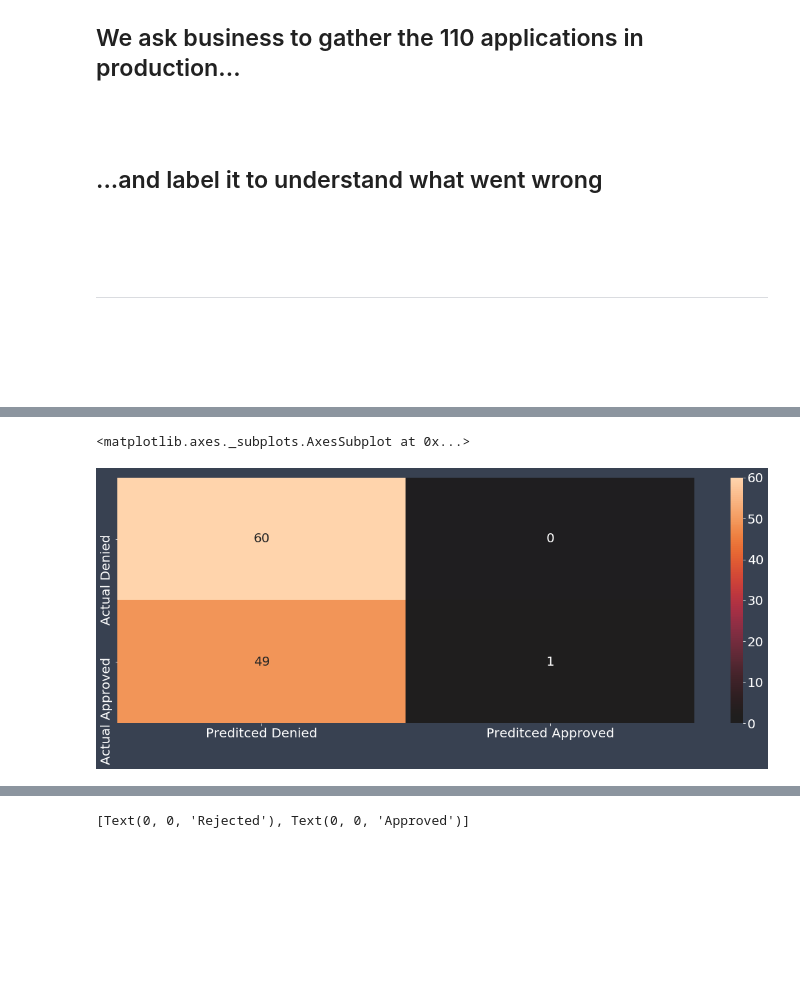
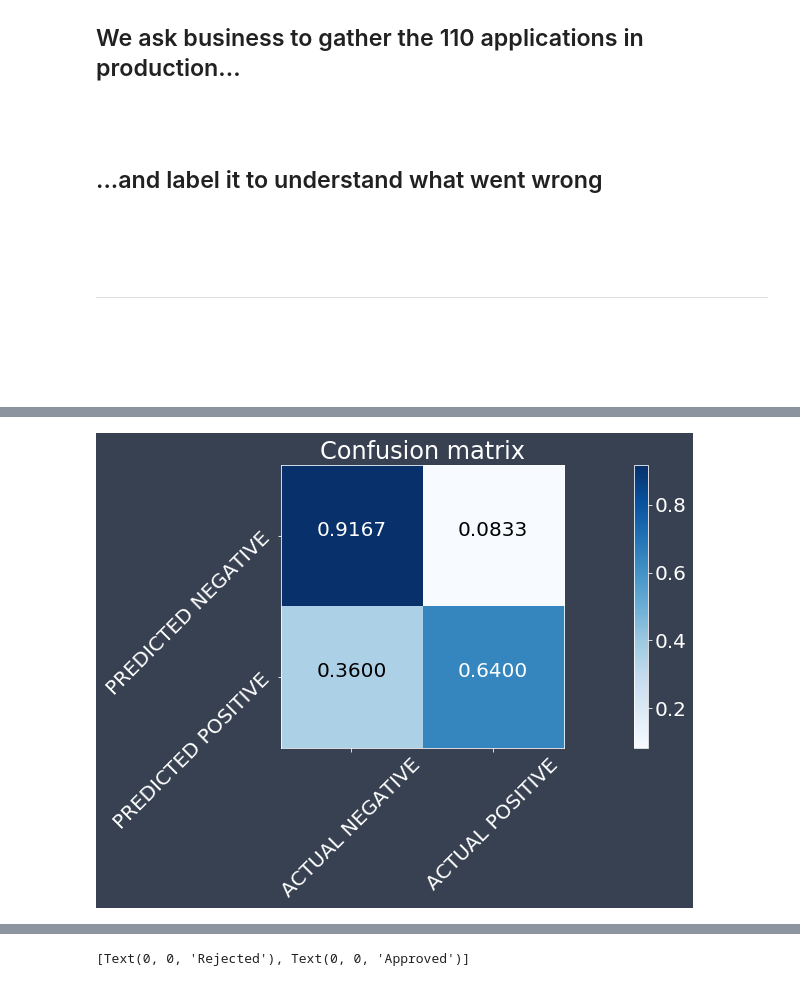
Before and after one commit to EthicalML/explainability-and-bias, a Jupyter notebook: Bias Evaluation & Explainability.ipynb, the cells around one changed output, grey strips where cells are left out. Saved outputs shown, nothing was run; the diff lists cells and outputs as text; code cells hidden in the pictures; blank space fills up the shorter version.

```diff
--- a/Bias Evaluation & Explainability.ipynb
+++ b/Bias Evaluation & Explainability.ipynb
@@ -537,12 +603,4 @@ Accuracy 55.4545:
-# %%
-confusion = sklearn.metrics.confusion_matrix(y_prod, pred)
-confusion_df = pd.DataFrame(confusion,
-            index=["Actual Denied", "Actual Approved"],
-            columns=["Preditced Denied", "Preditced Approved"])
-
-sn.heatmap(confusion_df, annot=True, fmt='d', center=1)
-# %% [output]
-<matplotlib.axes._subplots.AxesSubplot at 0x...>
-[figure, removed]
 # %%
-plot_roc(y_prod, pred)
+xai.confusion_matrix_plot(y_prod, pred)
+# %% [output]
+[figure, added]
```
Also changed, not shown: parts of 74 cells of this notebook, 11 other files.
